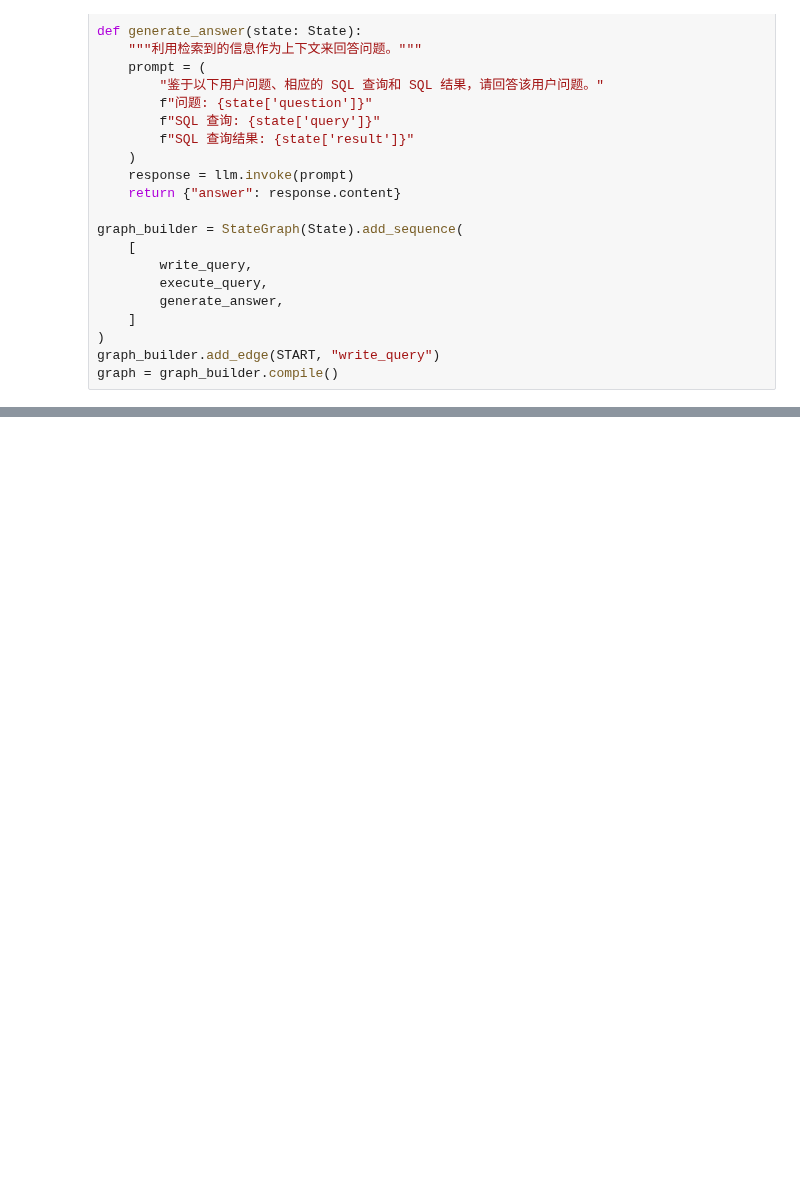
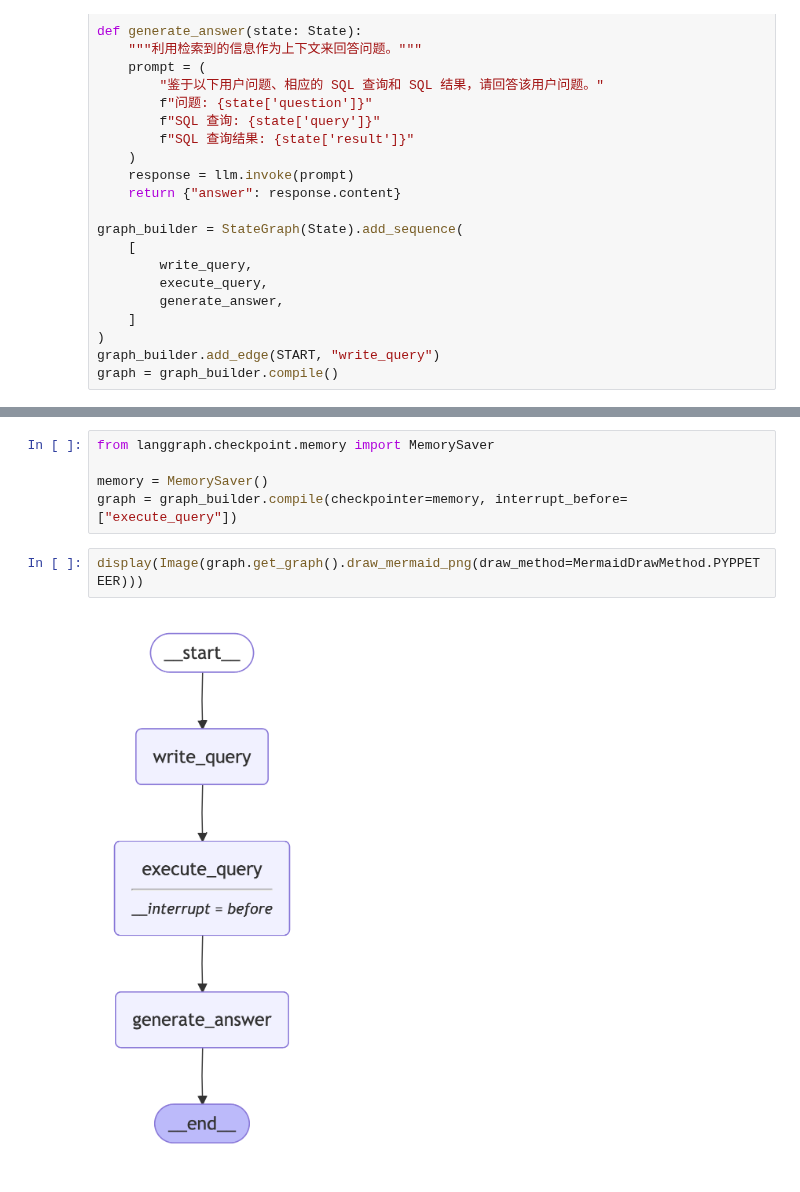
Before and after one commit to ZhouQunying/AnalystChain, a Jupyter notebook: jupter_notebook/sql_qa.ipynb, the cells around one changed output, grey strips where cells are left out. Cells and saved outputs as stored; diff of their text form; blank space fills up the shorter version.

```diff
--- a/jupter_notebook/sql_qa.ipynb
+++ b/jupter_notebook/sql_qa.ipynb
@@ -110,2 +111,11 @@ for step in graph.stream(
 {'execute_query': {'result': '[(8,)]'}}
 {'generate_answer': {'answer': '根据查询结果，公司总共有 8 名员工。'}}
+# %%
+from langgraph.checkpoint.memory import MemorySaver
+
+memory = MemorySaver()
+graph = graph_builder.compile(checkpointer=memory, interrupt_before=["execute_query"])
+# %%
+display(Image(graph.get_graph().draw_mermaid_png(draw_method=MermaidDrawMethod.PYPPETEER)))
+# %% [output]
+[figure, added]
```
Also changed, not shown: parts of 7 cells of this notebook.
